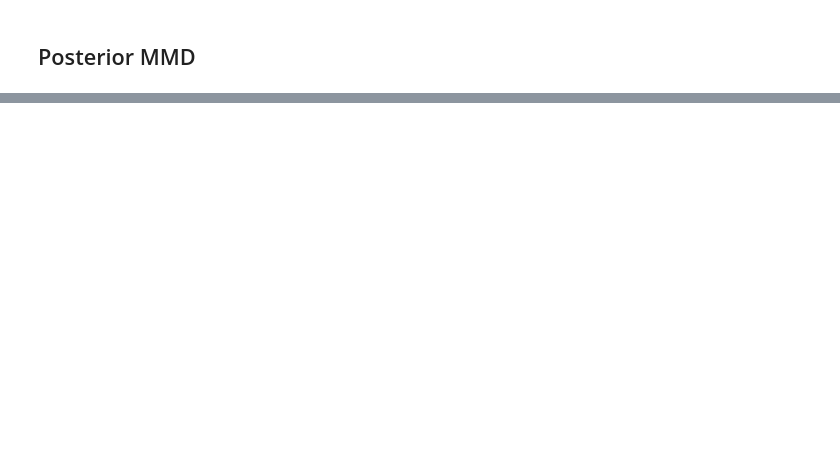
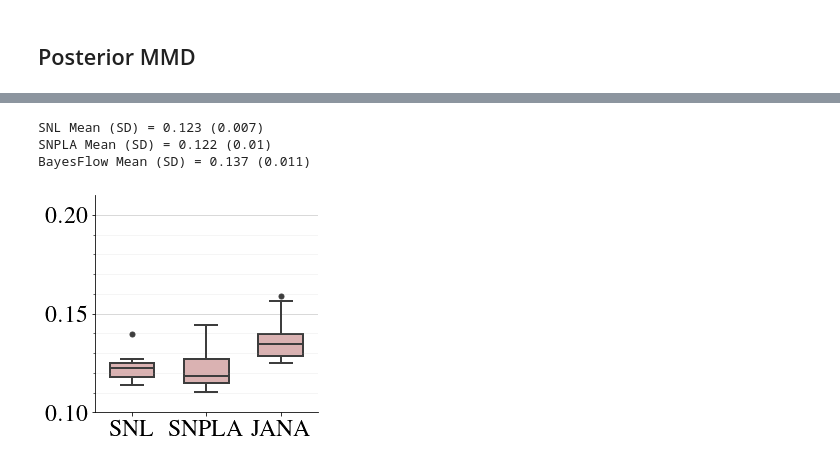
Before and after one commit to bayesflow-org/JANA-Paper, a Jupyter notebook: experiments/two_moons_comparison/evaluation.ipynb, the cells around one changed output, grey strips where cells are left out. Saved outputs shown, nothing was run; the diff lists cells and outputs as text; code cells hidden in the pictures; blank space fills up the shorter version.

```diff
--- a/experiments/two_moons_comparison/evaluation.ipynb
+++ b/experiments/two_moons_comparison/evaluation.ipynb
@@ -712,0 +492,7 @@ plt.savefig("plots/tm_boxplot_posterior.pdf", bbox_inches='tight')
+# %%
+plot_posterior_predictive_boxplot(n_samples=6000)
+# %% [output]
+SNL Mean (SD) = 0.123 (0.007)
+SNPLA Mean (SD) = 0.122 (0.01)
+BayesFlow Mean (SD) = 0.137 (0.011)
+[figure, added]
```
Also changed, not shown: parts of 48 cells of this notebook.
